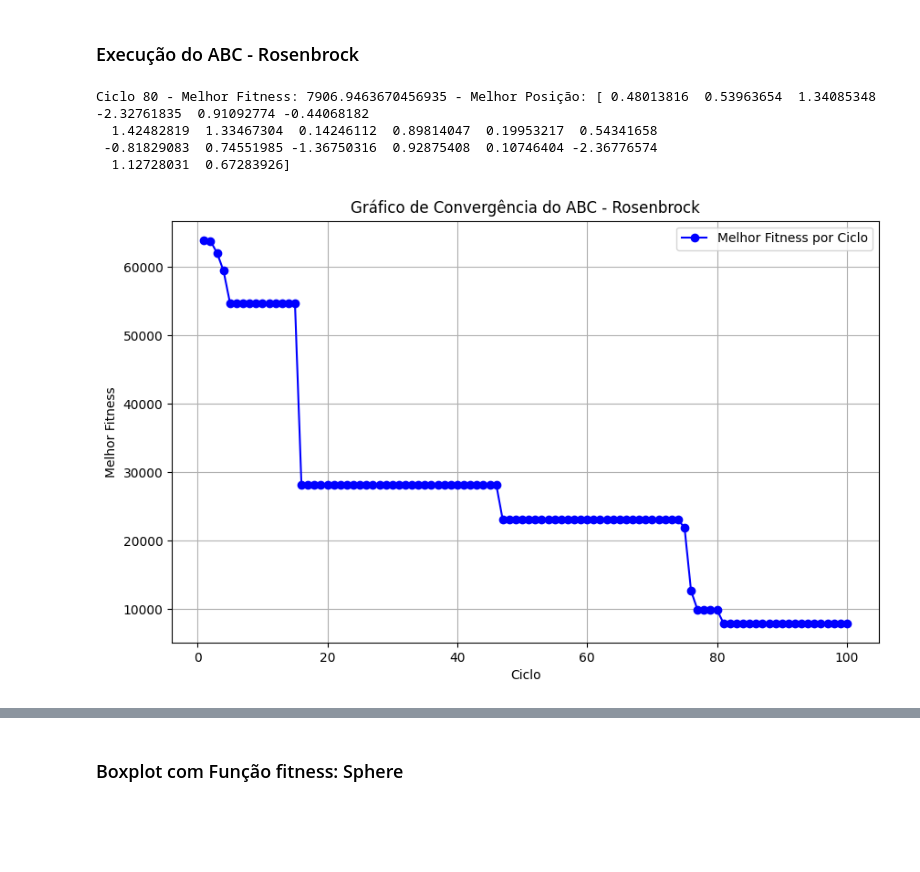
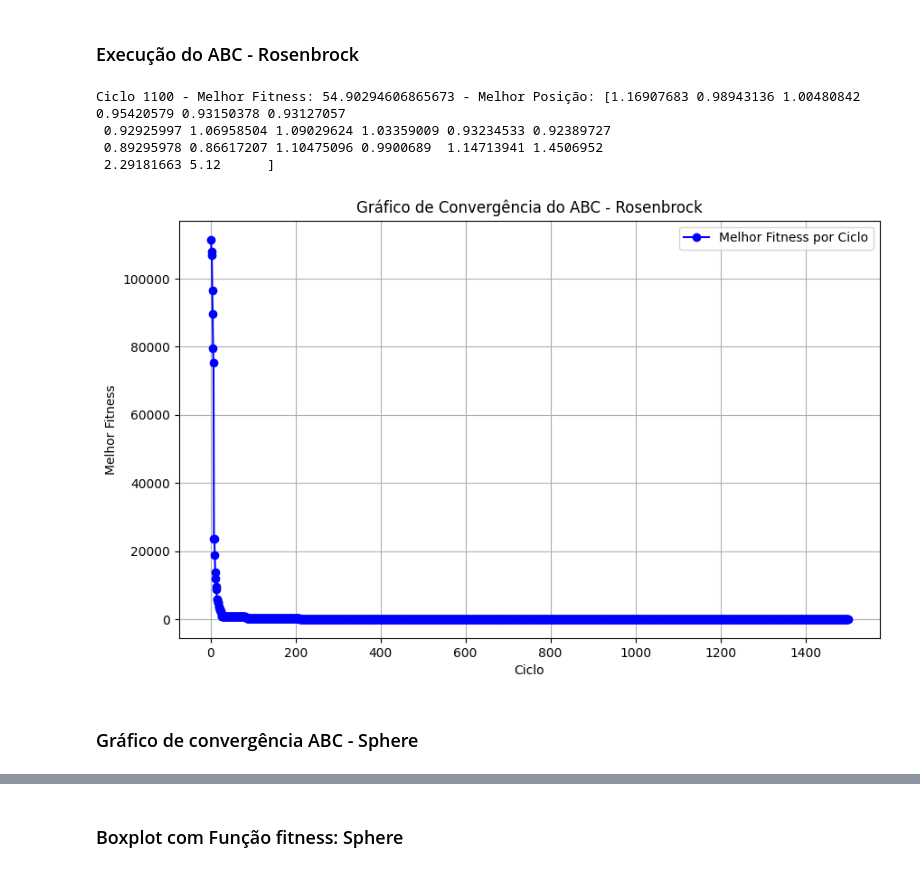
Before and after one commit to Guiioff/Algoritmos-Otimizacao, a Jupyter notebook: alg_abc.ipynb, the cells around one changed output, grey strips where cells are left out. Cells and saved outputs as stored; diff of their text form; code cells hidden in the pictures; blank space fills up the shorter version.

```diff
--- a/alg_abc.ipynb
+++ b/alg_abc.ipynb
@@ -75,7 +75,7 @@ class Abelha:
         self.fitness = self.funcao_fitness(self.posicao)
 
 class AlgoritmoABC:
-    def __init__(self, dimensoes:int, limite_min: float, limite_max: float, tamanho_populacao:int, fator_abandono:int, ciclos:int, funcao_fitness):
+    def __init__(self, dimensoes:int, limite_min: float, limite_max: float, tamanho_populacao:int, fator_abandono:int, ciclos:int, funcao_fitness, funcao_selecao):
         self.dimensoes = dimensoes
         self.limite_min = limite_min
         self.limite_max = limite_max
@@ -84,6 +84,7 @@ class AlgoritmoABC:
         self.fator_abandono = fator_abandono
         self.ciclos = ciclos
         self.funcao_fitness = funcao_fitness
+        self.funcao_selecao = funcao_selecao
 
         self.melhor_posicao = None
         self.melhor_fitness = float('inf')
@@ -113,16 +114,23 @@ class AlgoritmoABC:
             else:
                 fonte_abelha.tentativas += 1
 
-    def selecionar_fonte_roleta(self, fontes):
+    @staticmethod
+    def selecionar_fonte_roleta(fontes):
         lista_fitness_minimo = [1 / (fonte.fitness) for fonte in fontes]
         total_fitness_minimo = sum(lista_fitness_minimo)
         probabilidades = [valor / total_fitness_minimo for valor in lista_fitness_minimo]
 
         return random.choices(fontes, weights=probabilidades, k=1)[0]
 
+    @staticmethod
+    def selecionar_fonte_torneio(fontes, tamanho_torneio=2):
+        participantes_torneio = random.sample(fontes, tamanho_torneio)
+        return min(participantes_torneio, key=lambda fonte: fonte.fitness)
+
+
     def executar_abelhas_observadoras(self, abelhas_observadoras, fontes):
         for abelha in abelhas_observadoras:
-            fonte_selecionada = self.selecionar_fonte_roleta(fontes)
+            fonte_selecionada = self.funcao_selecao(fontes)
             abelha.fonte = fonte_selecionada
             abelha.posicao = np.copy(fonte_selecionada.posicao)
 
@@ -225,18 +235,21 @@ Ciclo 5306 - Melhor Fitness: 0.02322139873716189 - Melhor Posição: [ 0.0015157
 # %%
 alg = AlgoritmoABC(dimensoes=20,
                    limite_min=-5.12,
                    limite_max=5.12,
-                   tamanho_populacao=50,
-                   fator_abandono=5,
-                   ciclos=100,
-                   funcao_fitness=rosenbrock)
+                   tamanho_populacao=30,
+                   fator_abandono=15,
+                   ciclos=1500,
+                   funcao_fitness=rosenbrock,
+                   funcao_selecao= AlgoritmoABC.selecionar_fonte_roleta)
 
 historico_fitness = alg.executar()
 alg.exibir_melhor_fitness()
 alg.plotar_grafico_convergencia(historico_fitness=historico_fitness,funcao_fitness="Rosenbrock")
 # %% [output]
-Ciclo 80 - Melhor Fitness: 7906.9463670456935 - Melhor Posição: [ 0.48013816  0.53963654  1.34085348 -2.32761835  0.91092774 -0.44068182
-  1.42482819  1.33467304  0.14246112  0.89814047  0.19953217  0.54341658
- -0.81829083  0.74551985 -1.36750316  0.92875408  0.10746404 -2.36776574
-  1.12728031  0.67283926]
+Ciclo 1100 - Melhor Fitness: 54.90294606865673 - Melhor Posição: [1.16907683 0.98943136 1.00480842 0.95420579 0.93150378 0.93127057
+ 0.92925997 1.06958504 1.09029624 1.03359009 0.93234533 0.92389727
+ 0.89295978 0.86617207 1.10475096 0.9900689  1.14713941 1.4506952
+ 2.29181663 5.12      ]
-[figure, old version]
+[figure, new version]
+# %% [markdown]
+### Gráfico de convergência ABC - Sphere
```
Also changed, not shown: parts of 10 cells of this notebook.
